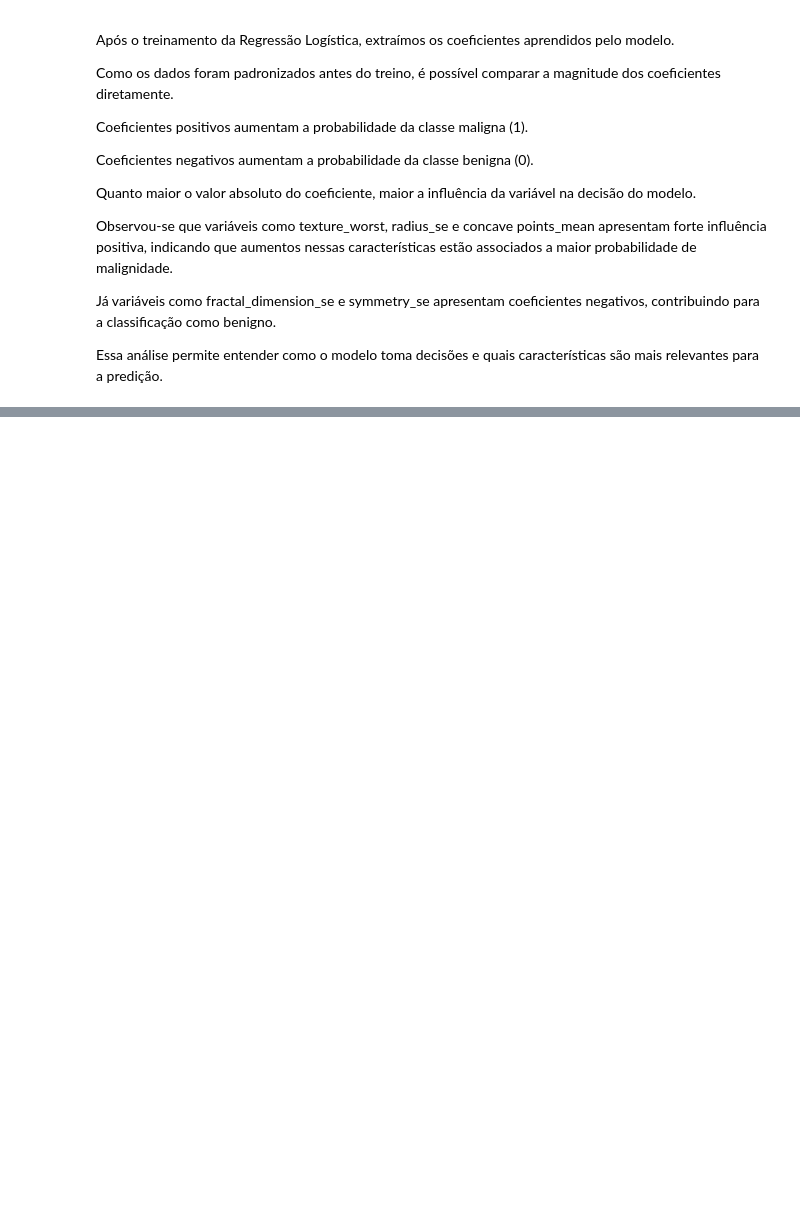
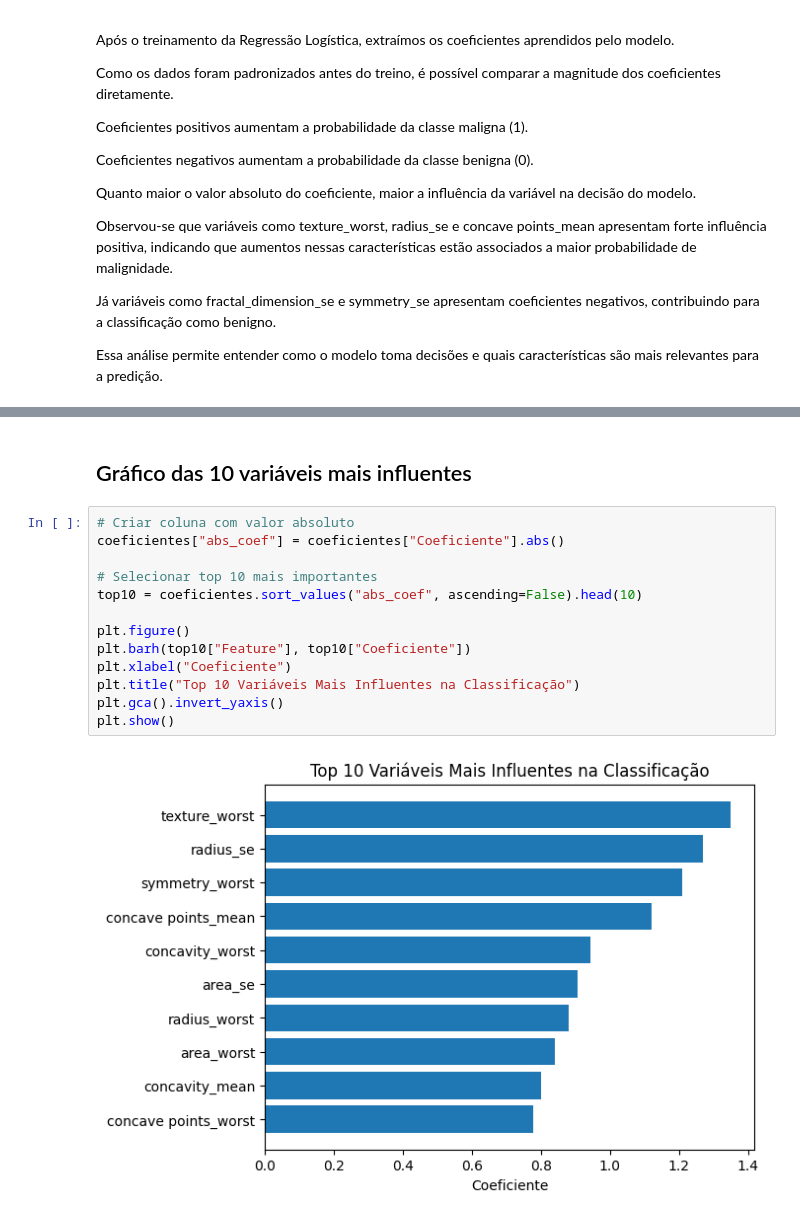
Before and after one commit to LNJHiro/breast-cancer-classification, a Jupyter notebook: main.ipynb, the cells around one changed output, grey strips where cells are left out. Cells and saved outputs as stored; diff of their text form; blank space fills up the shorter version.

```diff
--- a/main.ipynb
+++ b/main.ipynb
@@ -210,0 +249,17 @@ Essa análise permite entender como o modelo toma decisões e quais característ
+# %% [markdown]
+## Gráfico das 10 variáveis mais influentes
+# %%
+# Criar coluna com valor absoluto
+coeficientes["abs_coef"] = coeficientes["Coeficiente"].abs()
+
+# Selecionar top 10 mais importantes
+top10 = coeficientes.sort_values("abs_coef", ascending=False).head(10)
+
+plt.figure()
+plt.barh(top10["Feature"], top10["Coeficiente"])
+plt.xlabel("Coeficiente")
+plt.title("Top 10 Variáveis Mais Influentes na Classificação")
+plt.gca().invert_yaxis()
+plt.show()
+# %% [output]
+[figure, added]
```
Also changed, not shown: parts of 7 cells of this notebook, 1 other file.
